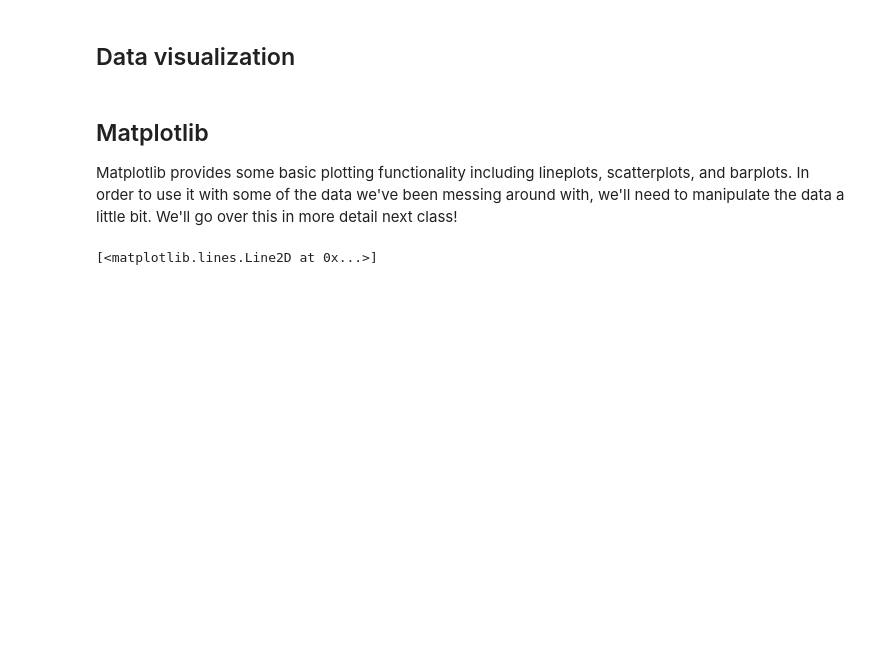
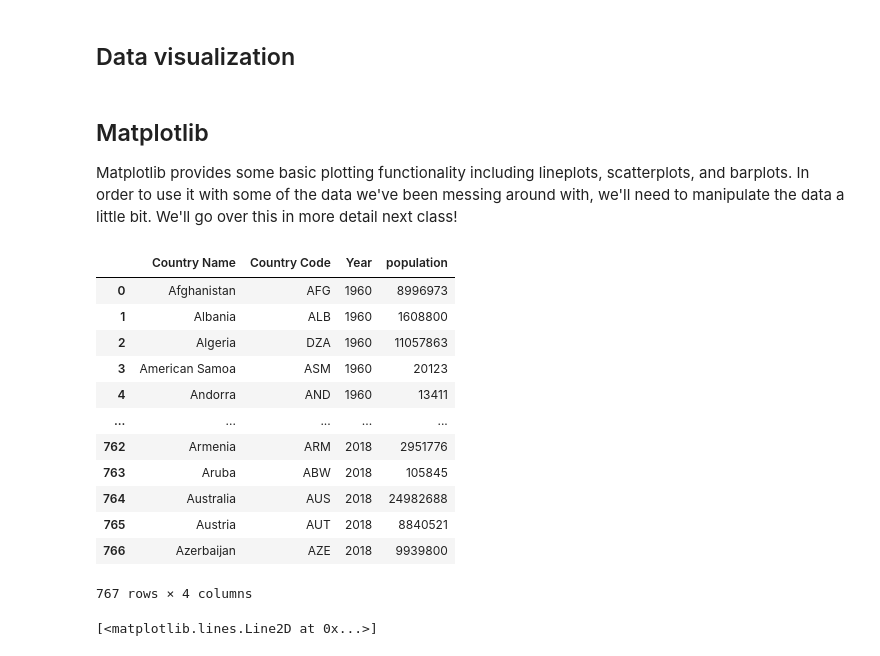
Before and after one commit to claraliff98/intro2python, a Jupyter notebook: pfn_7-student.ipynb, the cells around one changed output. Cells and saved outputs as stored; diff of their text form; code cells hidden in the pictures; blank space fills up the shorter version.

```diff
--- a/pfn_7-student.ipynb
+++ b/pfn_7-student.ipynb
@@ -402,6 +402,22 @@ tidied_populations = populations.melt(id_vars=['Country Name', 'Country Code'],
 # %%
 # Create a data frame that only contains the population for Canada
 arg_population = tidied_populations[tidied_populations['Country Name'] == 'Argentina']
+# %%
+tidied_populations
+# %% [output]
+|  | Country Name | Country Code | Year | population |
+| 0 | Afghanistan | AFG | 1960 | 8996973 |
+| 1 | Albania | ALB | 1960 | 1608800 |
+| 2 | Algeria | DZA | 1960 | 11057863 |
+| 3 | American Samoa | ASM | 1960 | 20123 |
+| 4 | Andorra | AND | 1960 | 13411 |
+| ... | ... | ... | ... | ... |
+| 762 | Armenia | ARM | 2018 | 2951776 |
+| 763 | Aruba | ABW | 2018 | 105845 |
+| 764 | Australia | AUS | 2018 | 24982688 |
+| 765 | Austria | AUT | 2018 | 8840521 |
+| 766 | Azerbaijan | AZE | 2018 | 9939800 |
+767 rows × 4 columns
 # %%
 plt.plot(arg_population['Year'], arg_population['population'])
 # %% [output]
```
Also changed, not shown: parts of 1 cell of this notebook.
